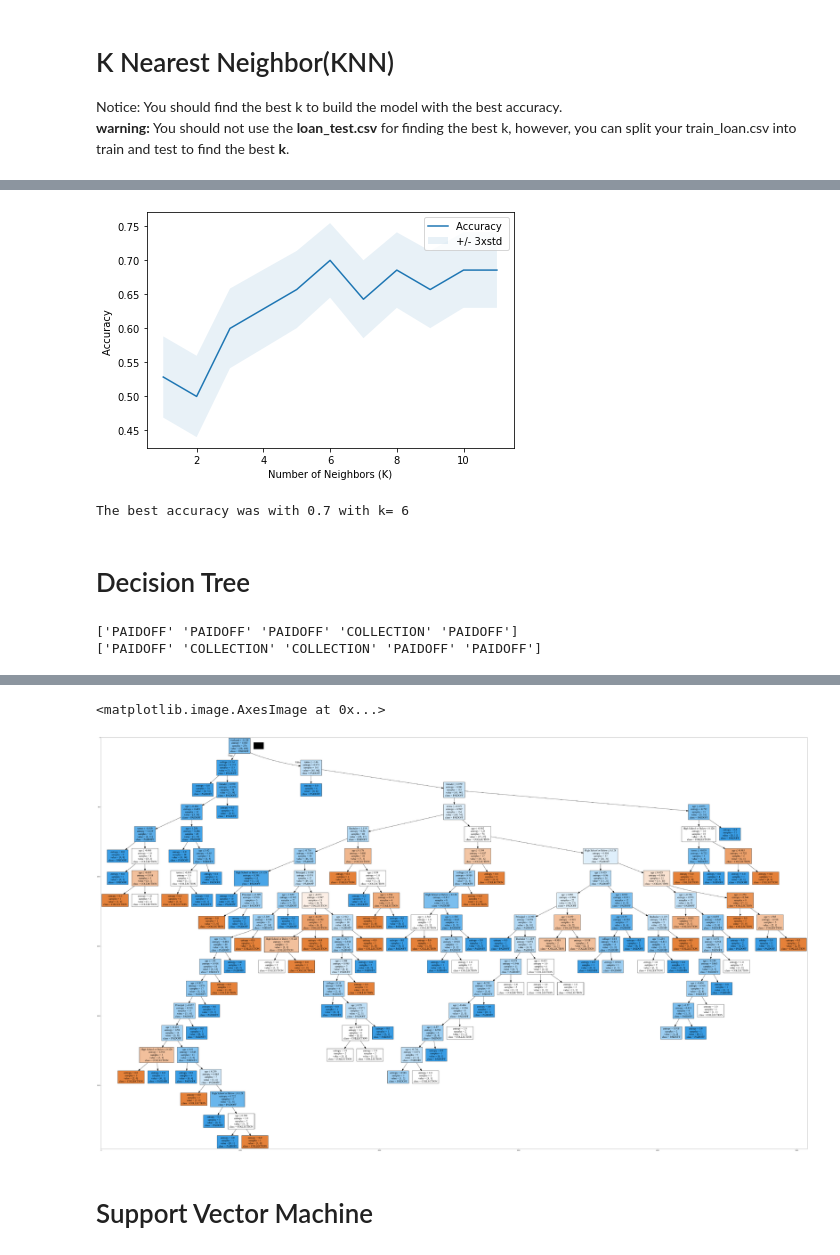
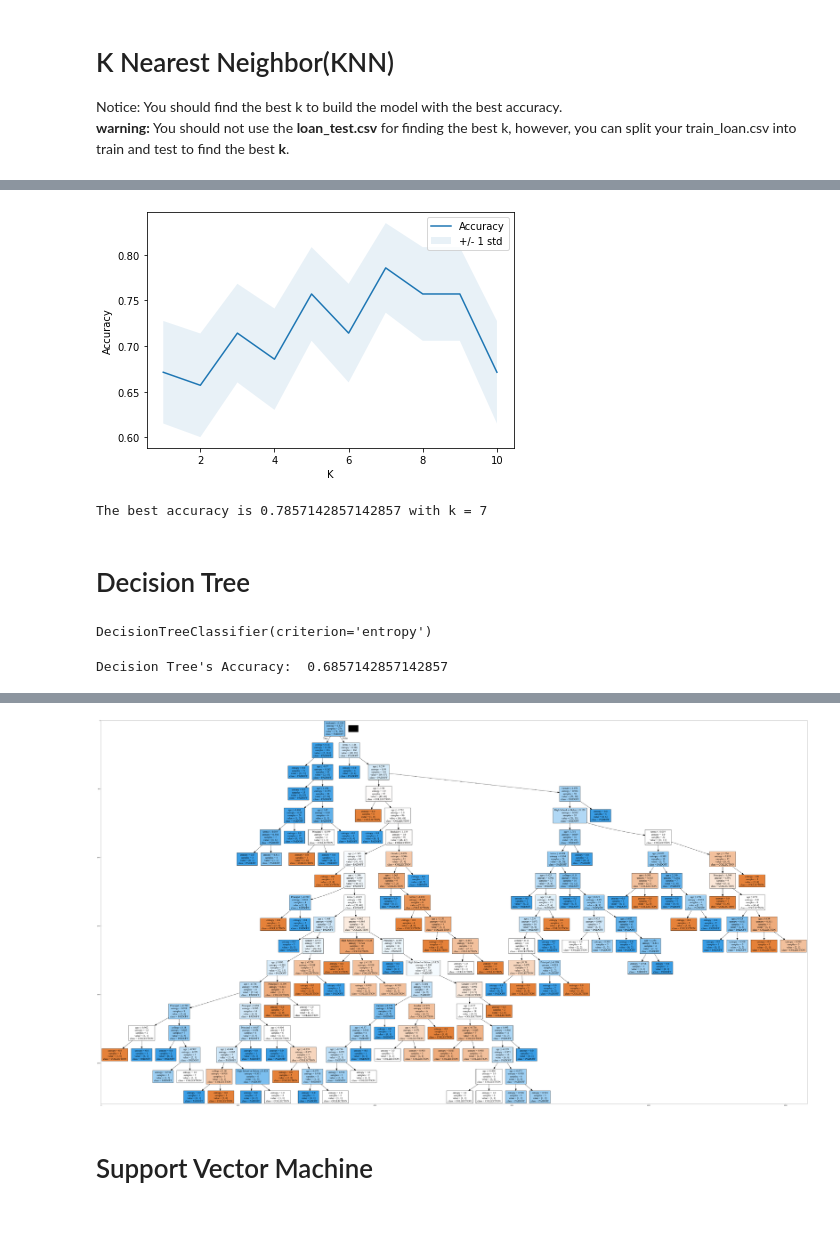
Before and after one commit to josecarro96/Coursera, a Jupyter notebook: final project hecho.ipynb, the cells around one changed output, grey strips where cells are left out. Drawn from its saved outputs; the diff is of its cells as text; code cells hidden in the pictures; blank space fills up the shorter version.

```diff
--- a/final project hecho.ipynb
+++ b/final project hecho.ipynb
@@ -304,53 +308,52 @@ array([0.52857143, 0.5       , 0.6       , 0.62857143, 0.65714286,
 # %%
-plt.plot(range(1,Ks),mean_acc)
-plt.fill_between(range(1,Ks),mean_acc - 1 * std_acc,mean_acc + 1 * std_acc, alpha=0.10)
-plt.legend(('Accuracy ', '+/- 3xstd'))
-plt.ylabel('Accuracy ')
-plt.xlabel('Number of Neighbors (K)')
+plt.plot(range(1, Ks), mean_acc)
+plt.fill_between(range(1, Ks), mean_acc - 1 * std_acc, mean_acc + 1 * std_acc, alpha=0.10)
+plt.legend(('Accuracy', '+/- 1 std'))
+plt.xlabel('K')
+plt.ylabel('Accuracy')
 plt.tight_layout()
 plt.show()
 
-print( "The best accuracy was with", mean_acc.max(), "with k=", mean_acc.argmax()+1)
-
-neigh = KNeighborsClassifier(n_neighbors=mean_acc.argmax()+1).fit(X_train, y_train)
+best_knn = KNeighborsClassifier(n_neighbors=mean_acc.argmax()+1).fit(X_train, y_train)
+print("The best accuracy is", mean_acc.max(), "with k =", mean_acc.argmax()+1)
 # %% [output]
-[figure, old version]
+[figure, new version]
-The best accuracy was with 0.7 with k= 6
+The best accuracy is 0.7857142857142857 with k = 7
 # %% [markdown]
 # Decision Tree
-# %%
-from sklearn.tree import DecisionTreeClassifier
-from six import StringIO
-import matplotlib.image as mpimg
-from sklearn import tree
-
-#Modelling
-modeltree = DecisionTreeClassifier(criterion="entropy")
-modeltree.fit(X_train, y_train)
-
-#Prediction
-predTree = modeltree.predict(X_test)
-print(predTree[0:5])
-print(y_test[0:5])
-
-names = Feature.columns
-# %% [output]
-['PAIDOFF' 'PAIDOFF' 'PAIDOFF' 'COLLECTION' 'PAIDOFF']
-['PAIDOFF' 'COLLECTION' 'COLLECTION' 'PAIDOFF' 'PAIDOFF']
+# %%
+from sklearn.tree import DecisionTreeClassifier
+
+# creating model
+decisionTree = DecisionTreeClassifier(criterion="entropy")
+decisionTree.fit(X_train, y_train)
+# %% [output]
+DecisionTreeClassifier(criterion='entropy')
+# %%
+# prediction
+predTree = decisionTree.predict(X_test)
+
+# evaluation
+print("Decision Tree's Accuracy: ", metrics.accuracy_score(y_test, predTree))
+# %% [output]
+Decision Tree's Accuracy:  0.6857142857142857
 # %%
-!pip install graphviz
-!pip install pydotplus
-import graphviz
+#!conda install -c conda-forge pydotplus -y
+#!conda install -c conda-forge python-graphviz -y
+from io import StringIO
 import pydotplus
+import matplotlib.image as mpimg
+from sklearn import tree
+%matplotlib inline
 
 dot_data = StringIO()
-filename = "tree.png"
+filename = "decision_tree.png"
 featureNames = Feature.columns
-out=tree.export_graphviz(modeltree,feature_names=featureNames, out_file=dot_data, class_names= np.unique(y_train), filled=True,  special_characters=True,rotate=False)
-graph = pydotplus.graph_from_dot_data(dot_data.getvalue())
+out = tree.export_graphviz(decisionTree, feature_names=featureNames, out_file=dot_data, class_names=np.unique(y_train), filled=True,
+                           special_characters=True, rotate=False)
 graph = pydotplus.graph_from_dot_data(dot_data.getvalue())
 graph.write_png(filename)
 img = mpimg.imread(filename)
 plt.figure(figsize=(100, 200))
-plt.imshow(img,interpolation='nearest')
+plt.imshow(img, interpolation='nearest')
 # %% [output]
@@ -360,4 +361,3 @@ Requirement already satisfied: pyparsing>=2.0.1 in /Users/josecarro/opt/anaconda
-<matplotlib.image.AxesImage at 0x...>
-[figure, old version]
+[figure, new version]
 # %% [markdown]
 # Support Vector Machine
```
Also changed, not shown: parts of 26 cells of this notebook.
